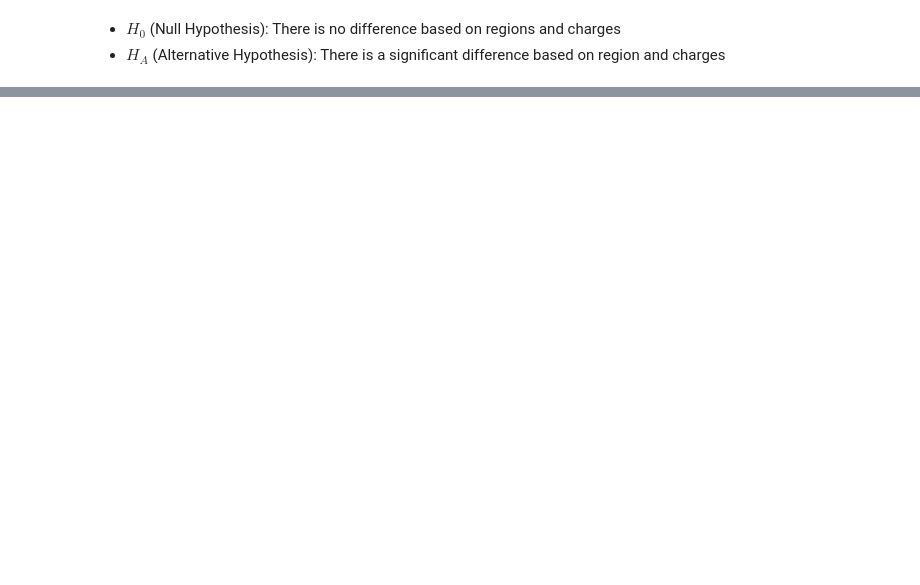
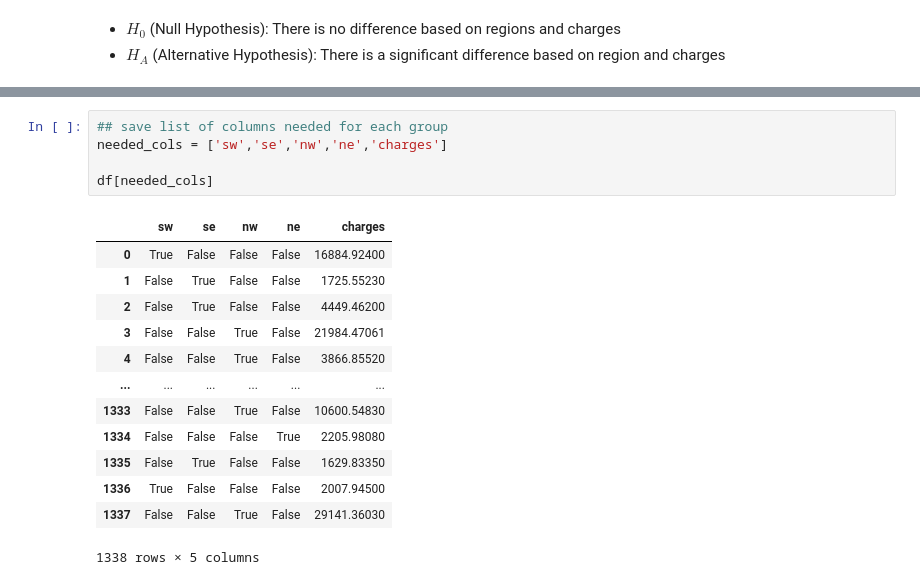
Before and after one commit to patelmedha/Hypothesis-Testing-with-Insurance-Data, a Jupyter notebook: Hypothesis Testing with Insurance Data.ipynb, the cells around one changed output, grey strips where cells are left out. Cells and saved outputs as stored; diff of their text form; blank space fills up the shorter version.

```diff
--- a/Hypothesis Testing with Insurance Data.ipynb
+++ b/Hypothesis Testing with Insurance Data.ipynb
@@ -452,0 +445,19 @@ TypeError: chi2_contingency() got an unexpected keyword argument 'equal_var'
+# %%
+## save list of columns needed for each group
+needed_cols = ['sw','se','nw','ne','charges']
+
+df[needed_cols]
+# %% [output]
+|  | sw | se | nw | ne | charges |
+| 0 | True | False | False | False | 16884.92400 |
+| 1 | False | True | False | False | 1725.55230 |
+| 2 | False | True | False | False | 4449.46200 |
+| 3 | False | False | True | False | 21984.47061 |
+| 4 | False | False | True | False | 3866.85520 |
+| ... | ... | ... | ... | ... | ... |
+| 1333 | False | False | True | False | 10600.54830 |
+| 1334 | False | False | False | True | 2205.98080 |
+| 1335 | False | True | False | False | 1629.83350 |
+| 1336 | True | False | False | False | 2007.94500 |
+| 1337 | False | False | True | False | 29141.36030 |
+1338 rows × 5 columns
```
Also changed, not shown: parts of 68 cells of this notebook, 1 other file.
